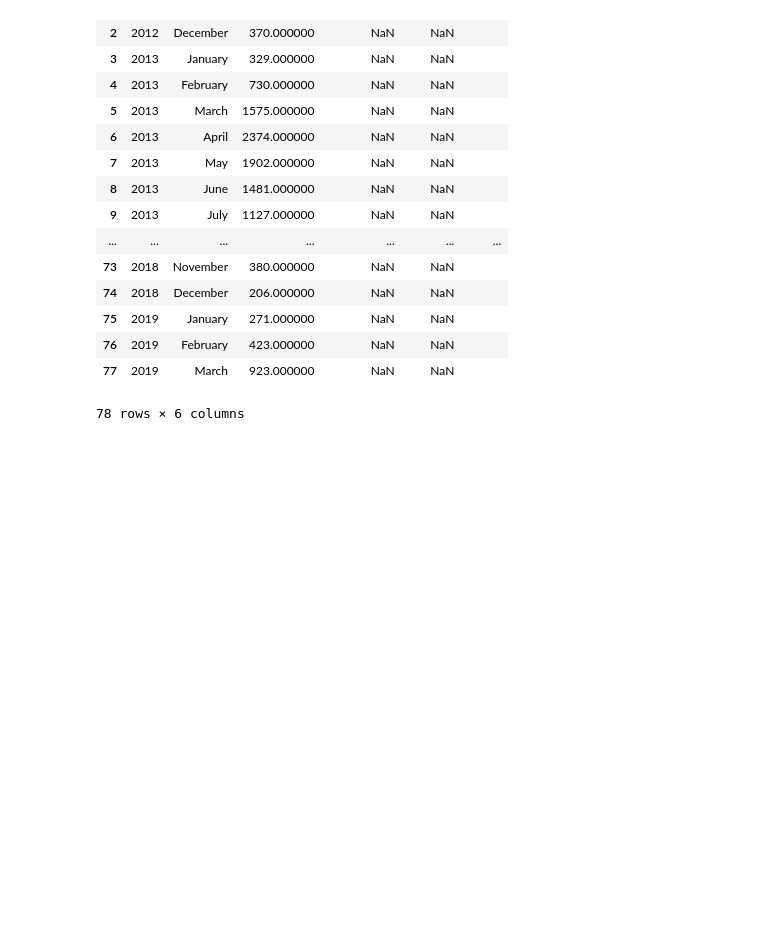
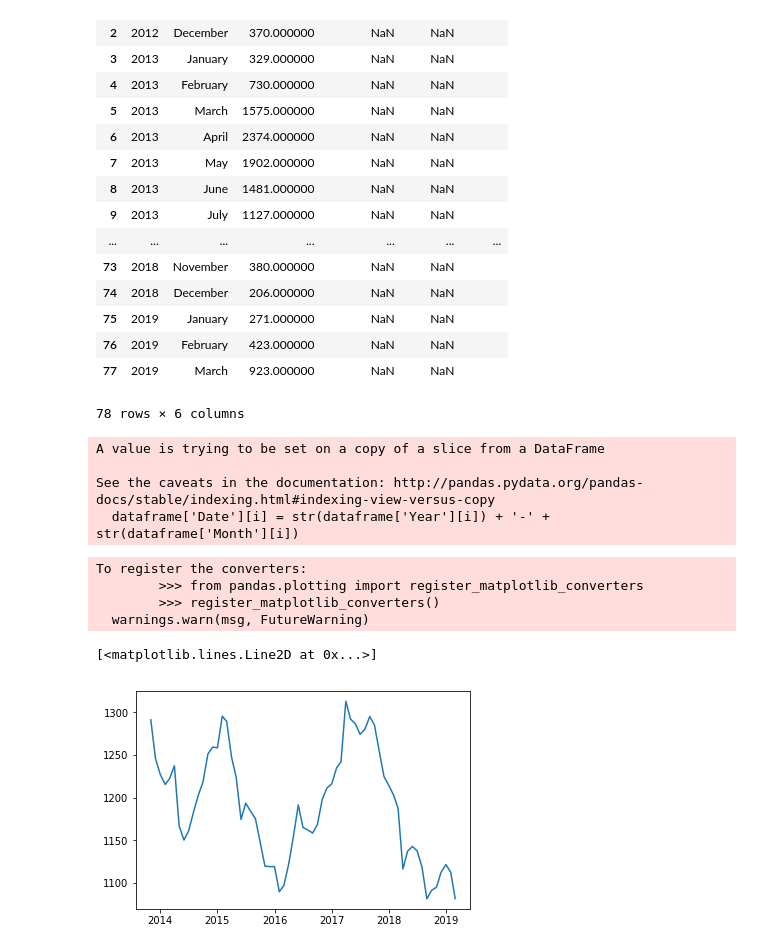
Before and after one commit to acep-uaf/ACEP_solar, a Jupyter notebook: GEGU/Average_fill_missing.ipynb, the cells around one changed output. Cells and saved outputs as stored; diff of their text form; code cells hidden in the pictures; blank space fills up the shorter version.

```diff
--- a/GEGU/Average_fill_missing.ipynb
+++ b/GEGU/Average_fill_missing.ipynb
@@ -77,0 +84,20 @@ See the caveats in the documentation: http://pandas.pydata.org/pandas-docs/stabl
+# %%
+bethel_new = add_time_col(bethel)
+# %% [output]
+A value is trying to be set on a copy of a slice from a DataFrame
+
+See the caveats in the documentation: http://pandas.pydata.org/pandas-docs/stable/indexing.html#indexing-view-versus-copy
+  dataframe['Date'][i] = str(dataframe['Year'][i]) + '-' + str(dataframe['Month'][i])
+# %%
+bethel_annual_values,bethel_month = annual_Norm(bethel)
+# %%
+new_b = pd.DataFrame({'Date':bethel_month,'DBoccia':bethel_annual_values})
+# %%
+plt.plot(new_b['Date'],new_b['DBoccia'])
+# %% [output]
+To register the converters:
+        >>> from pandas.plotting import register_matplotlib_converters
+        >>> register_matplotlib_converters()
+  warnings.warn(msg, FutureWarning)
+[<matplotlib.lines.Line2D at 0x...>]
+[figure, added]
```
Also changed, not shown: parts of 6 cells of this notebook, 2 other files.
